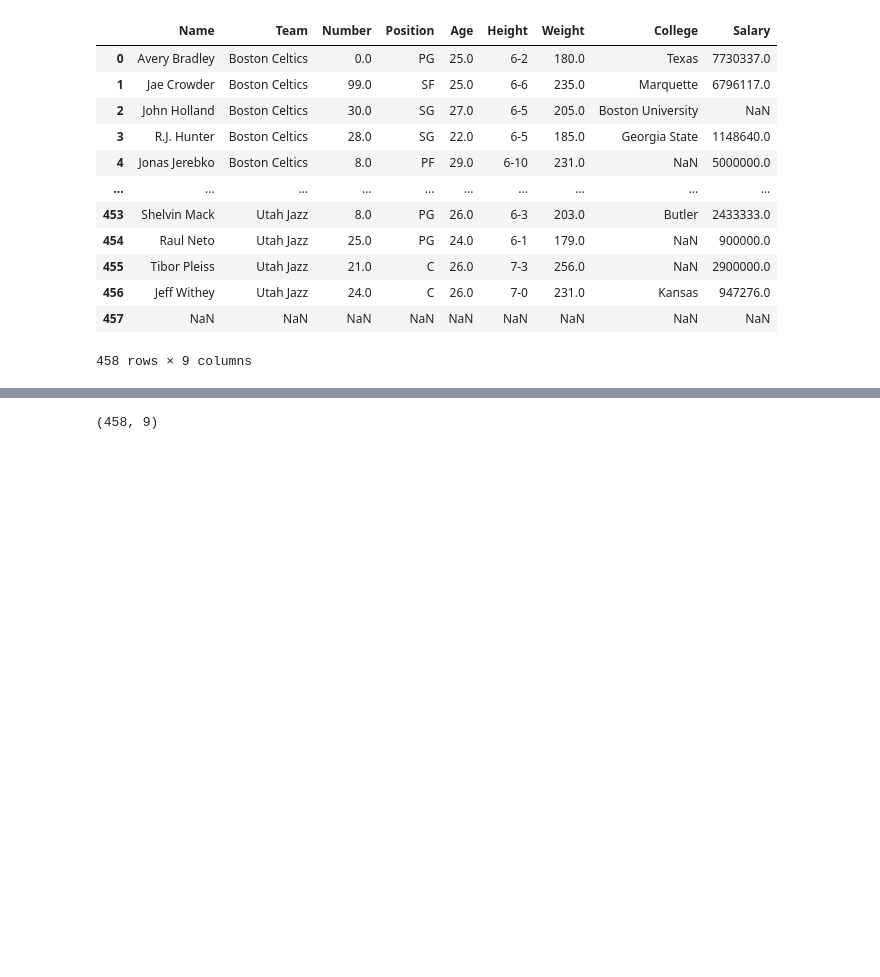
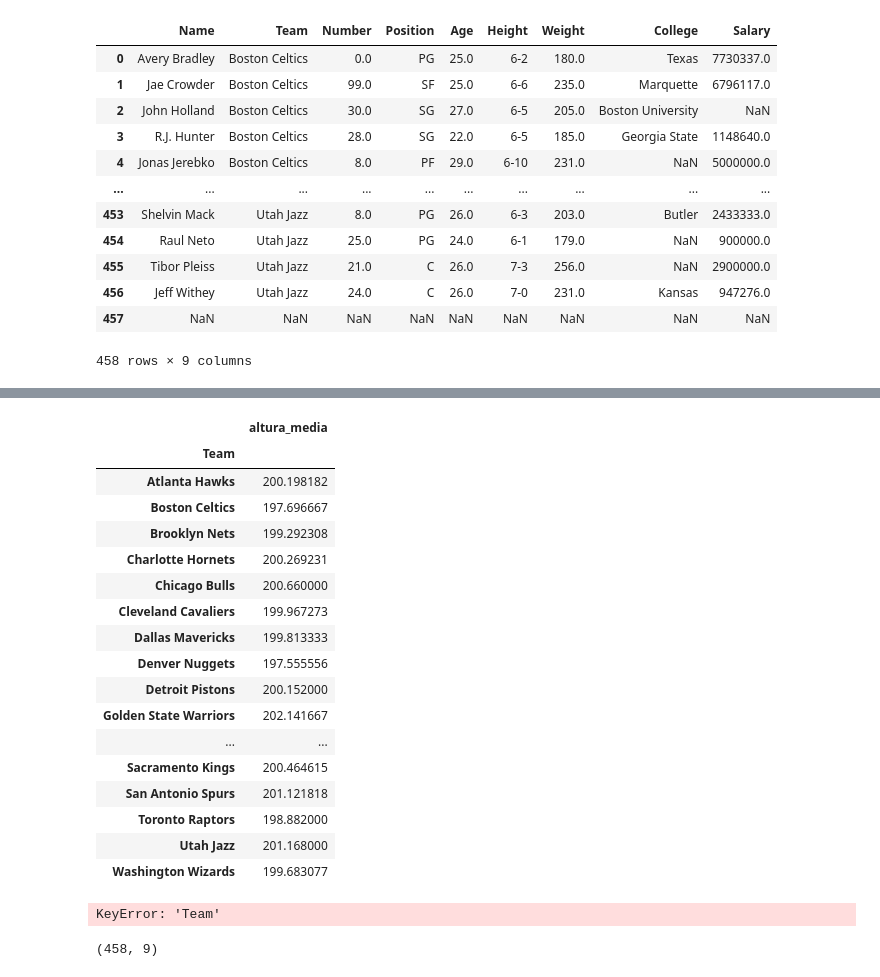
Before and after one commit to ironhack-bcn-data-pt/notebooks, a Jupyter notebook: 5.1.1.Pandas.ipynb, the cells around one changed output, grey strips where cells are left out. Drawn from its saved outputs; the diff is of its cells as text; code cells hidden in the pictures; blank space fills up the shorter version.

```diff
--- a/5.1.1.Pandas.ipynb
+++ b/5.1.1.Pandas.ipynb
@@ -26,0 +94,4 @@ display(nba)
+# %%
+def feet2cm(x):
+    (f,i) = x.split('-')
+    return 30.48 * int(f) + 2.54 * int(i)
@@ -27,3 +106,30 @@ display(nba)
+# %%
+altura_media = pd.DataFrame(nba.groupby('Team')['altura_cm'].mean())
+# %%
+altura_media.rename(columns={'altura_cm':'altura_media'})
+# %% [output]
+|  | altura_media |
+| Team |  |
+| Atlanta Hawks | 200.198182 |
+| Boston Celtics | 197.696667 |
+| Brooklyn Nets | 199.292308 |
+| Charlotte Hornets | 200.269231 |
+| Chicago Bulls | 200.660000 |
+| Cleveland Cavaliers | 199.967273 |
+| Dallas Mavericks | 199.813333 |
+| Denver Nuggets | 197.555556 |
+| Detroit Pistons | 200.152000 |
+| Golden State Warriors | 202.141667 |
+| ... | ... |
+| Sacramento Kings | 200.464615 |
+| San Antonio Spurs | 201.121818 |
+| Toronto Raptors | 198.882000 |
+| Utah Jazz | 201.168000 |
+| Washington Wizards | 199.683077 |
+# %%
+pd.merge(nba, altura_media, on='Team')
+# %% [output]
+KeyError: 'Team'
 # %%
 nba.shape
 # %% [output]
```
Also changed, not shown: parts of 9 cells of this notebook, 1 other file.
